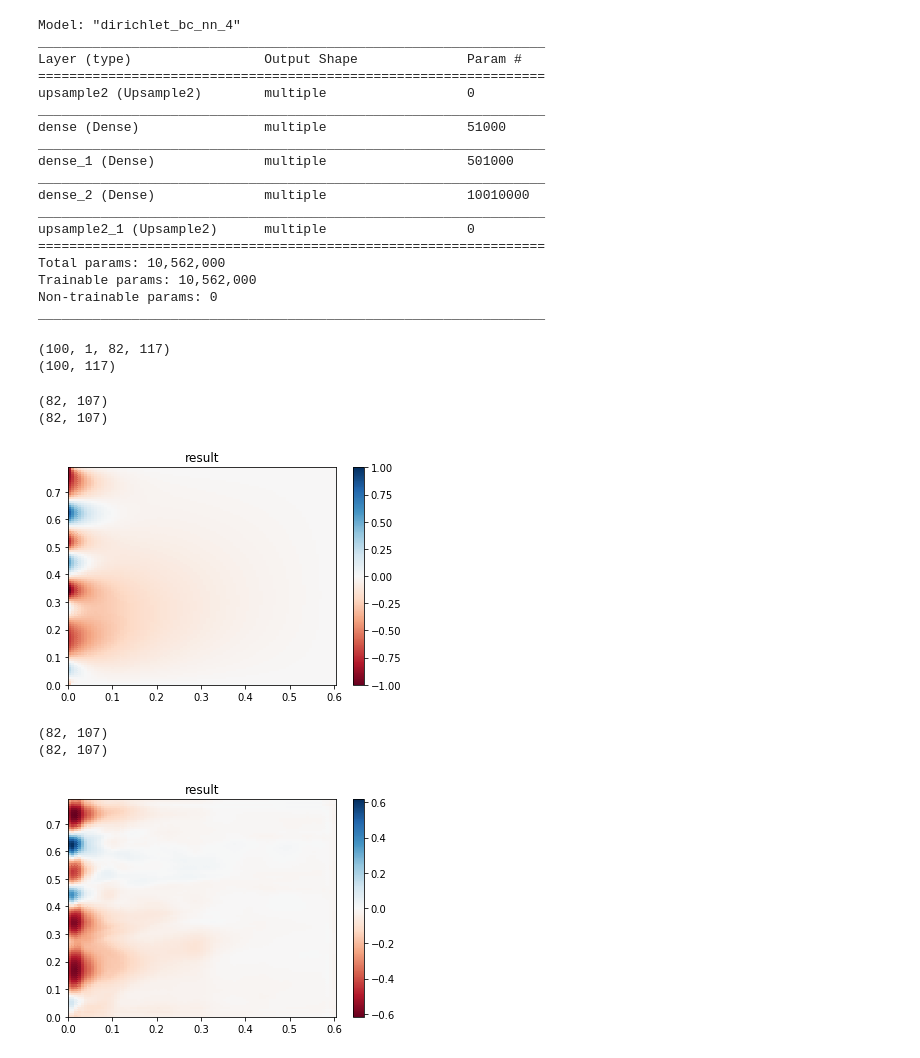
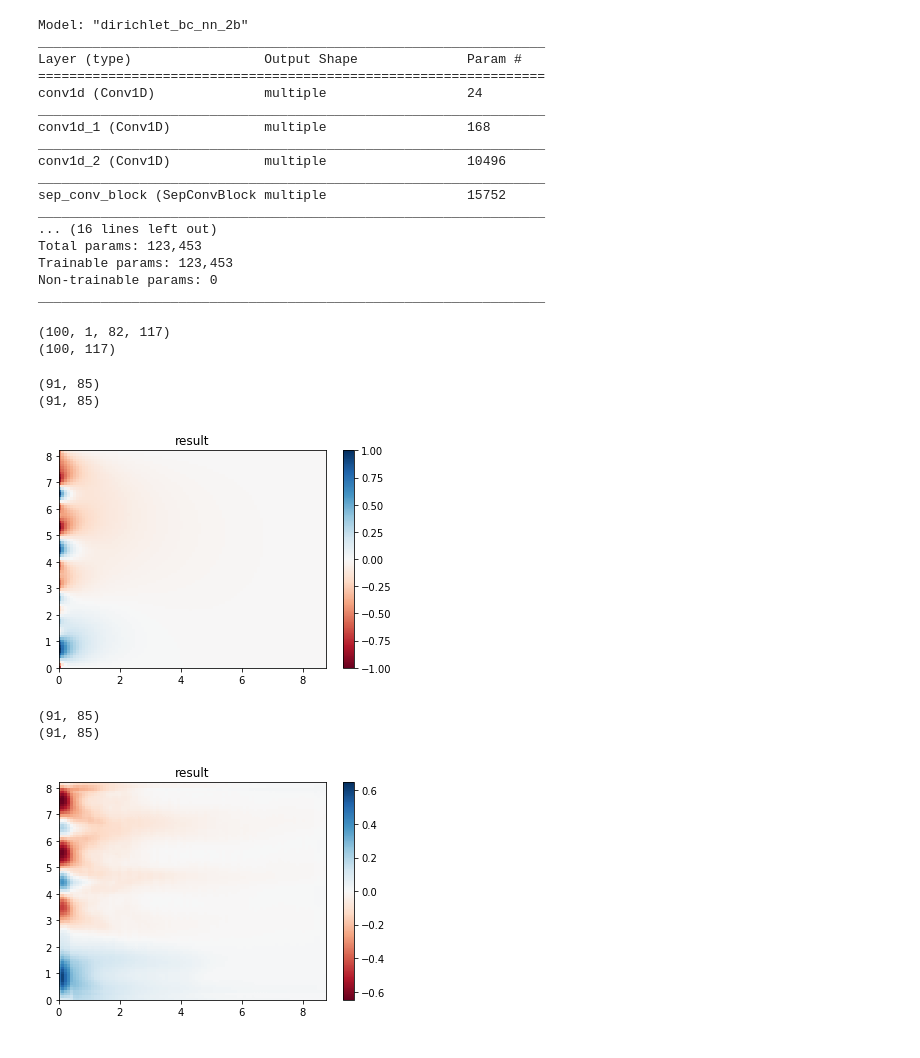
Before and after one commit to aligirayhanozbay/poisson_CNN, a Jupyter notebook: dirichlet_BC_train.ipynb, the cells around one changed output. Saved outputs shown, nothing was run; the diff lists cells and outputs as text; code cells hidden in the pictures.

```diff
--- a/dirichlet_BC_train.ipynb
+++ b/dirichlet_BC_train.ipynb
@@ -13,16 +13,22 @@ mod = Dirichlet_BC_NN_2(data_format = 'channels_first')
 #mod = Dirichlet_BC_NN_3()
+# %%
+optimizer = tf.keras.optimizers.Adam(learning_rate = 1e-4)
 # %%
 #from conv_laplacian_loss import conv_laplacian_loss
 while True:
-    b, soln, dx = generate_laplace_soln(batch_size=200, nonzero_boundaries=['left'], smoothness=np.random.randint(5,20), nx = np.random.randint(64,128), ny = np.random.randint(64,128))
+    b, soln, dx = generate_laplace_soln(batch_size=75, nonzero_boundaries=['left'], smoothness=np.random.randint(5,20), nx = np.random.randint(64,128), ny = np.random.randint(64,128))
     mod.x_output_resolution = soln.shape[-2]
-    optimizer = tf.keras.optimizers.Adam(learning_rate = 1e-5)
-    lf = Lp_integral_norm((soln.shape[-2], soln.shape[-1]), [0,soln.shape[-2] * dx, 0, soln.shape[-1] * dx], n_quadpts = 20, mse_component_weight = 1e+1)
+    lf = Lp_integral_norm((soln.shape[-2], soln.shape[-1]), [0,soln.shape[-2] * dx, 0, soln.shape[-1] * dx], n_quadpts = 25, mse_component_weight = 1e+1)
     #cll = conv_laplacian_loss((soln.shape[-2], soln.shape[-1]))
     with tf.GradientTape() as tape:
         tape.watch(mod.trainable_variables)
+
+        #loss versions with dx arg
         #loss = tf.reduce_sum(tf.losses.mean_squared_error(soln, mod([tf.expand_dims(b['left'], axis = 1),dx * tf.ones((soln.shape[0],1), dtype = 'float64')])))
-        loss = lf(soln, mod(tf.expand_dims(b['left'], axis = 1)))
+        loss = lf(soln, mod([tf.expand_dims(b['left'], axis = 1), dx * tf.ones((soln.shape[0],1), dtype = 'float64')]))
+
+        #loss versions with no dx arg
+        #loss = lf(soln, mod(tf.expand_dims(b['left'], axis = 1)))
         #loss = tf.reduce_sum(tf.losses.mean_squared_error(soln, mod(tf.expand_dims(b['left'], axis = 1))))
     grads = tape.gradient(loss, mod.trainable_variables)
     optimizer.apply_gradients(zip(grads, mod.trainable_variables))
@@ -48,23 +38,23 @@ tf.Tensor(0.20813312155945043, shape=(), dtype=float64)
 KeyboardInterrupt:
 # %%
+mod.load_weights('Dirichlet_BC_NN_2B.h5')
 mod.summary()
 # %% [output]
-Model: "dirichlet_bc_nn_4"
+Model: "dirichlet_bc_nn_2b"
 _________________________________________________________________
 Layer (type)                 Output Shape              Param #
 =================================================================
-upsample2 (Upsample2)        multiple                  0
+conv1d (Conv1D)              multiple                  24
 _________________________________________________________________
-dense (Dense)                multiple                  51000
+conv1d_1 (Conv1D)            multiple                  168
 _________________________________________________________________
-dense_1 (Dense)              multiple                  501000
+conv1d_2 (Conv1D)            multiple                  10496
 _________________________________________________________________
-dense_2 (Dense)              multiple                  10010000
+sep_conv_block (SepConvBlock multiple                  15752
 _________________________________________________________________
-upsample2_1 (Upsample2)      multiple                  0
-=================================================================
-Total params: 10,562,000
-Trainable params: 10,562,000
+... (16 lines left out)
+Total params: 123,453
+Trainable params: 123,453
 Non-trainable params: 0
 _________________________________________________________________
 # %%
@@ -75,7 +65,7 @@ print(b['left'].shape)
 (100, 117)
 # %%
 x, y = np.meshgrid(np.linspace(0, soln.shape[-2]*dx, soln.shape[-2]), np.linspace(0, soln.shape[-1]*dx, soln.shape[-1]), indexing = 'ij')
-#p_r = np.random.randint(0,soln.shape[0])
+p_r = np.random.randint(0,soln.shape[0])
 z = soln[p_r,0,...]
 print(z.shape)
 print(x.shape)
@@ -91,27 +81,27 @@ fig.colorbar(c, ax=ax)
 
 plt.show()
 # %% [output]
-(82, 107)
-(82, 107)
+(91, 85)
+(91, 85)
-[figure, old version]
+[figure, new version]
 # %%
 x, y = np.meshgrid(np.linspace(0, soln.shape[-2]*dx, soln.shape[-2]), np.linspace(0, soln.shape[-1]*dx, soln.shape[-1]), indexing = 'ij')
 #p_r = np.random.randint(0,soln.shape[0])
-z = soln[p_r,0,...]
+#z = soln[p_r,0,...]
 print(z.shape)
 print(x.shape)
-#z = mod([tf.expand_dims(b['left'], axis = 1), dx * tf.ones((soln.shape[0],1), dtype = 'float64')])[p_r,0,...]
-z = mod(tf.expand_dims(b['left'], axis = 1))[p_r,0,...]
+z = mod([tf.expand_dims(b['left'], axis = 1), dx * tf.ones((soln.shape[0],1), dtype = 'float64')])[p_r,0,...]
+#z = mod(tf.expand_dims(b['left'], axis = 1))[p_r,0,...]
 #z = mod(tf.expand_dims(b['left'], axis = 1))[p_r,0,...]-soln[p_r,0,...]
 z_min, z_max = -np.abs(z).max(), np.abs(z).max()
 fig, ax = plt.subplots()
 c = ax.pcolormesh(x, y, z, cmap='RdBu', vmin=z_min, vmax=z_max)
 ax.set_title('result')
 ax.axis([x.min(), x.max(), y.min(), y.max()])
 fig.colorbar(c, ax=ax)
 
 plt.show()
 # %% [output]
-(82, 107)
-(82, 107)
+(91, 85)
+(91, 85)
-[figure, old version]
+[figure, new version]
```
Also changed, not shown: parts of 6 cells of this notebook, 10 other files.
